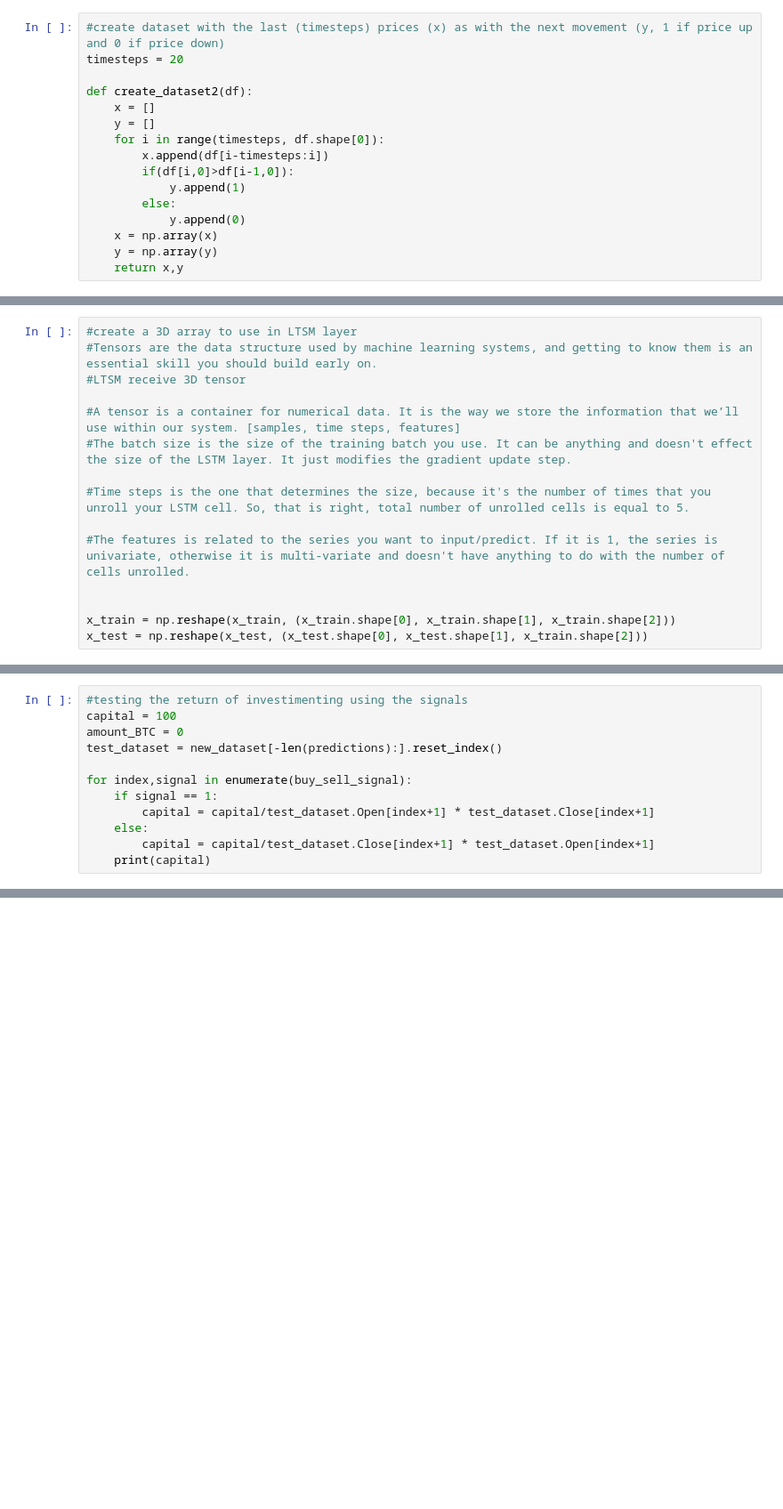
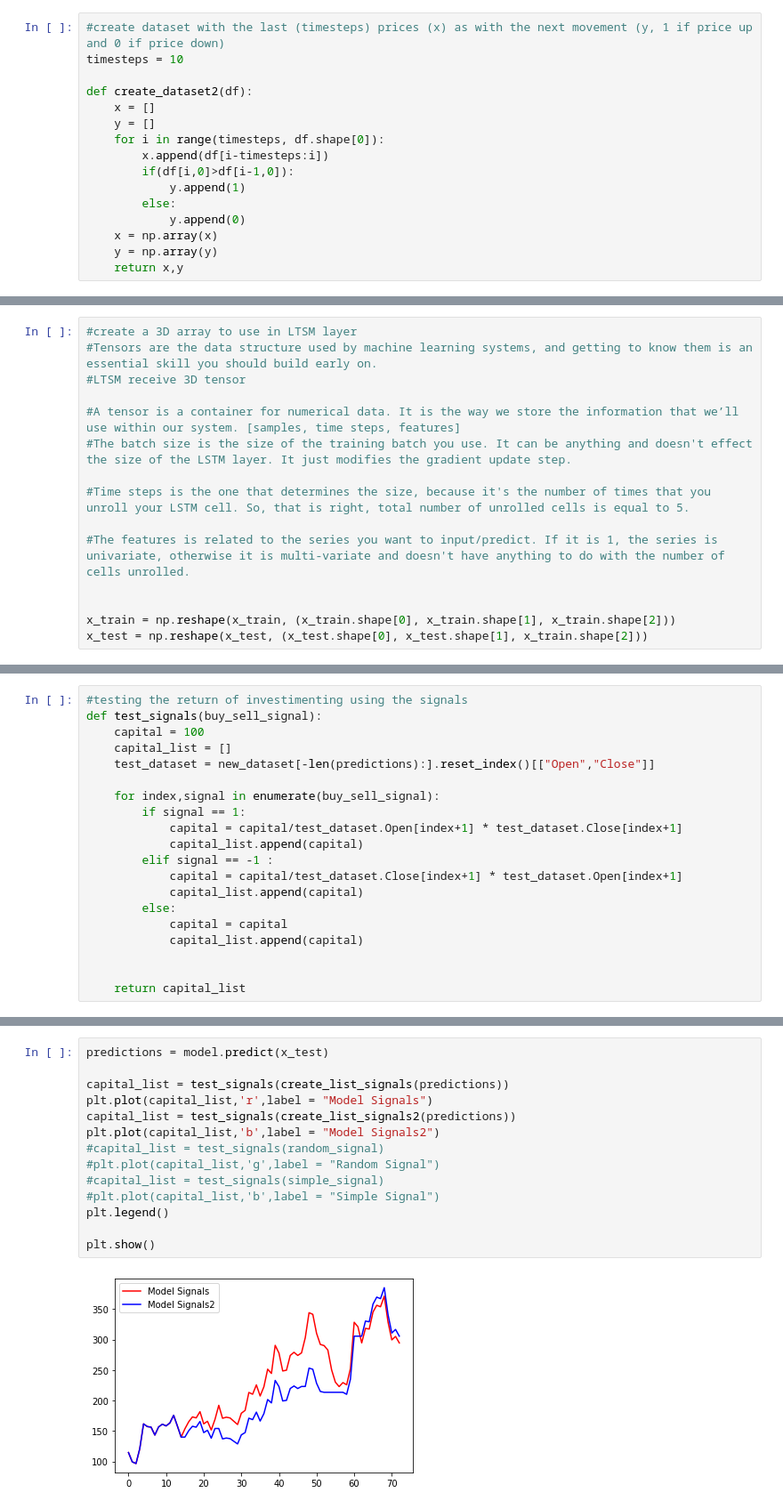
Before and after one commit to RodolfoHelf/TCC, a Jupyter notebook: StockPricePrediction(classiffication).ipynb, the cells around one changed output, grey strips where cells are left out. Shown at 89% size. Saved outputs shown, nothing was run; the diff lists cells and outputs as text; blank space fills up the shorter version.

```diff
--- a/StockPricePrediction(classiffication).ipynb
+++ b/StockPricePrediction(classiffication).ipynb
@@ -100,6 +94,6 @@ dataset_test.shape
 # %%
 #create dataset with the last (timesteps) prices (x) as with the next movement (y, 1 if price up and 0 if price down)
-timesteps = 20
+timesteps = 10
 
 def create_dataset2(df):
     x = []
@@ -302,12 +285,20 @@ len(simple_signal)
 # %%
 #testing the return of investimenting using the signals
-capital = 100
-amount_BTC = 0
-test_dataset = new_dataset[-len(predictions):].reset_index()
+def test_signals(buy_sell_signal):
+    capital = 100
+    capital_list = []
+    test_dataset = new_dataset[-len(predictions):].reset_index()[["Open","Close"]]
 
-for index,signal in enumerate(buy_sell_signal):
-    if signal == 1:
-        capital = capital/test_dataset.Open[index+1] * test_dataset.Close[index+1]
-    else:
-        capital = capital/test_dataset.Close[index+1] * test_dataset.Open[index+1]
-    print(capital)
+    for index,signal in enumerate(buy_sell_signal):
+        if signal == 1:
+            capital = capital/test_dataset.Open[index+1] * test_dataset.Close[index+1]
+            capital_list.append(capital)
+        elif signal == -1 :
+            capital = capital/test_dataset.Close[index+1] * test_dataset.Open[index+1]
+            capital_list.append(capital)
+        else:
+            capital = capital
+            capital_list.append(capital)
+
+
+    return capital_list
@@ -348 +305,17 @@ test_dataset[["Open","Close"]]
+# %%
+predictions = model.predict(x_test)
+
+capital_list = test_signals(create_list_signals(predictions))
+plt.plot(capital_list,'r',label = "Model Signals")
+capital_list = test_signals(create_list_signals2(predictions))
+plt.plot(capital_list,'b',label = "Model Signals2")
+#capital_list = test_signals(random_signal)
+#plt.plot(capital_list,'g',label = "Random Signal")
+#capital_list = test_signals(simple_signal)
+#plt.plot(capital_list,'b',label = "Simple Signal")
+plt.legend()
+
+plt.show()
+# %% [output]
+[figure, added]
 # %%
```
Also changed, not shown: parts of 21 cells of this notebook, 1 other file.
